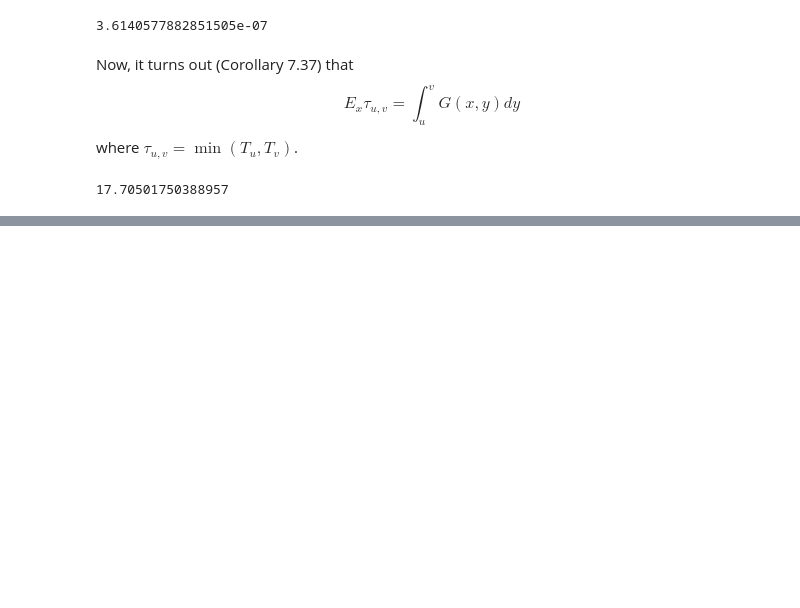
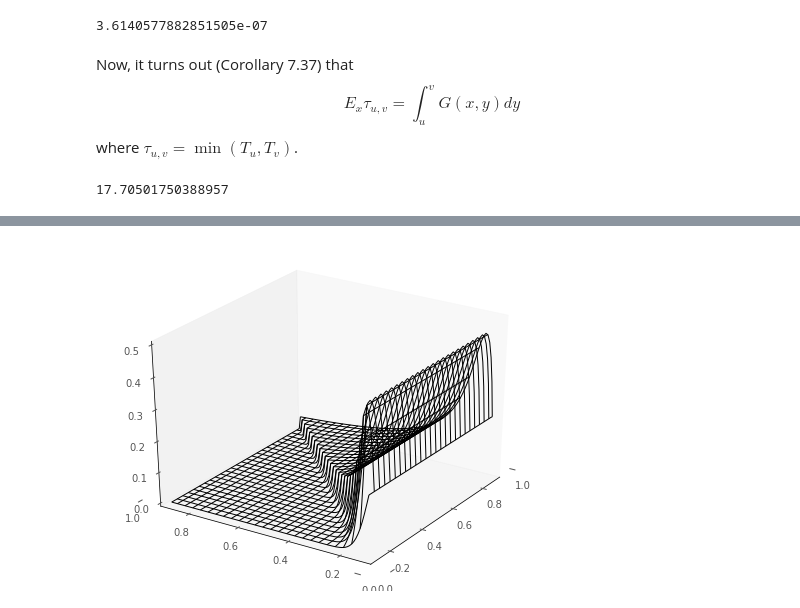
Before and after one commit to yoavram/ipython-notebooks, a Jupyter notebook: Diffusion equation for simple WF model.ipynb, the cells around one changed output, grey strips where cells are left out. Cells and saved outputs as stored; diff of their text form; code cells hidden in the pictures; blank space fills up the shorter version.

Commit message:
3d plot of Green's function

```diff
--- a/Diffusion equation for simple WF model.ipynb
+++ b/Diffusion equation for simple WF model.ipynb
@@ -244,0 +249,4 @@ legend(loc=2);
+# %%
+x = linspace(u+0.01, v-0.01, 100)
+y=x.copy()
+print x
@@ -244,0 +264,2 @@ legend(loc=2);
+# %%
+Gs = array([[G(xx,yy,u,v) for xx in x] for yy in y])
@@ -244,0 +268,17 @@ legend(loc=2);
+# %%
+fig = plt.figure(figsize=(8,6))
+
+ax = fig.add_subplot(1, 1, 1, projection='3d')
+
+X,Y = meshgrid(x,y)
+#ax.plot_surface(X,Y, Gs, rstride=4, cstride=4, alpha=0.25)#, color='k')
+ax.plot_wireframe(X,Y, Gs, rstride=4, cstride=4, color='k')
+ax.view_init(azim=33+180)
+ax.set_axis_bgcolor('w')
+#ax.set_zlim(0,2)
+ax.set_xticks(arange(0,1.1,0.2));
+ax.set_yticks(arange(0,1.1,0.2));
+#ax.set_zticks(arange(0,2.1,0.5));
+ax.grid(False)
+# %% [output]
+[figure, added]
```
Also changed, not shown: parts of 7 cells of this notebook.
